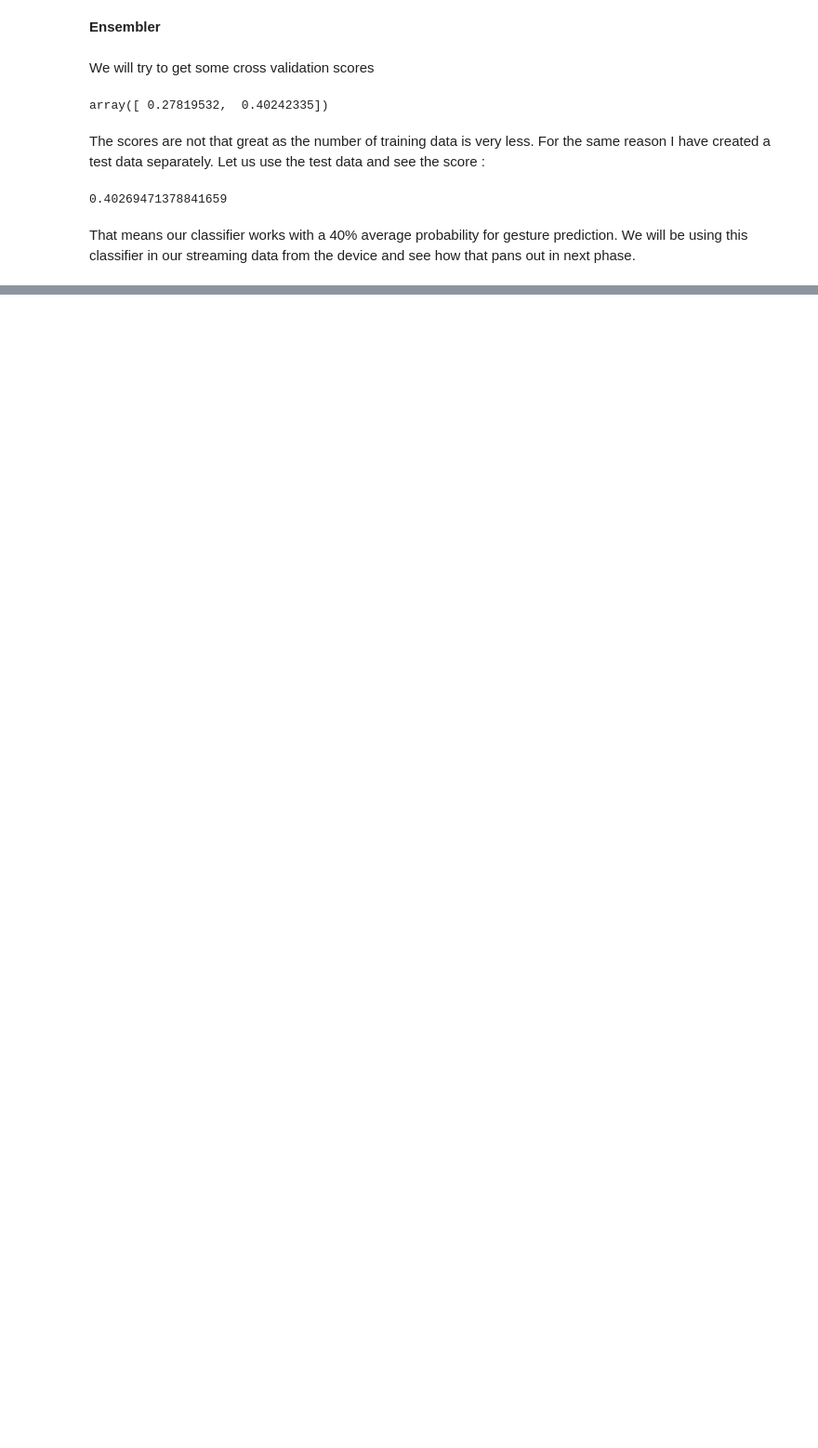
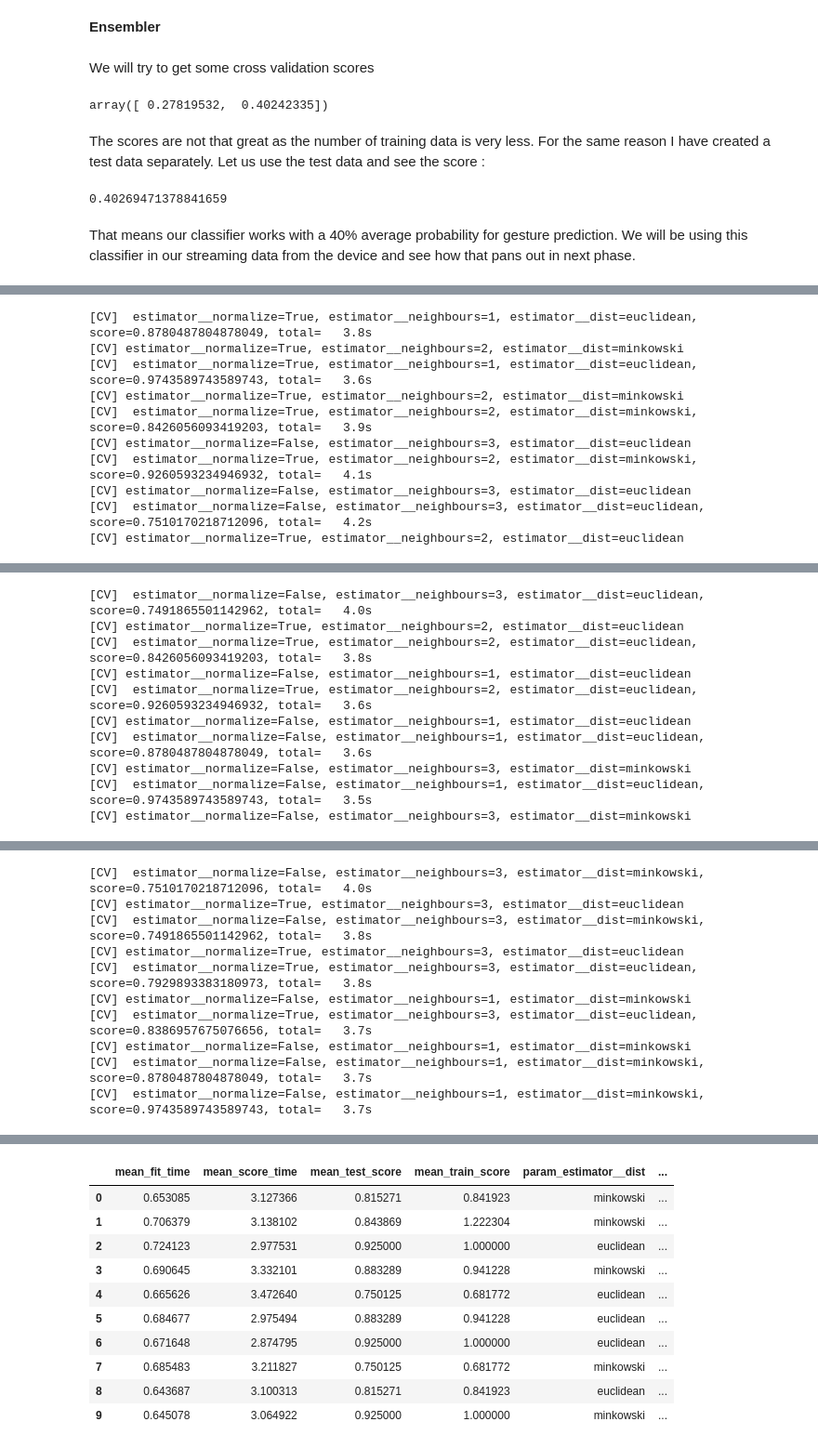
Before and after one commit to sabyasachi087/aml-gesture-recognition, a Jupyter notebook: gesture_recognition_project_report.ipynb, the cells around one changed output, grey strips where cells are left out. Shown at 93% size. Drawn from its saved outputs; the diff is of its cells as text; code cells hidden in the pictures; blank space fills up the shorter version.

Commit message:
Randomized Search Hyper Tuning

```diff
--- a/gesture_recognition_project_report.ipynb
+++ b/gesture_recognition_project_report.ipynb
@@ -729,0 +747,17 @@ That means our classifier works with a 40% average probability for gesture predi
+# %%
+from sklearn.model_selection import RandomizedSearchCV
+
+X_train, y_train = getTrainData()
+param_grid = {'estimator__neighbours' : [1,2,3] , \
+              'estimator__normalize' : [True,False],'estimator__dist' : ['euclidean','minkowski']}
+
+gyro_pipeline = Pipeline([
+        ('selector', DataFrameSelector(gyro_attr_names)),
+        ('cord_norm', CoordinateNormalizer()),
+        ('estimator', DTWClassifier()),
+    ])
+rnd_search_gyro = RandomizedSearchCV(gyro_pipeline, param_distributions=param_grid,
+                                n_iter=10, cv=2, random_state=42,verbose=10,n_jobs=2)
+rnd_search_gyro.fit(X_train, y_train)
+pd.DataFrame(rnd_search_gyro.cv_results_)
+# %% [output]
@@ -729,0 +777,10 @@ That means our classifier works with a 40% average probability for gesture predi
+[CV]  estimator__normalize=True, estimator__neighbours=1, estimator__dist=euclidean, score=0.8780487804878049, total=   3.8s
+[CV] estimator__normalize=True, estimator__neighbours=2, estimator__dist=minkowski
+[CV]  estimator__normalize=True, estimator__neighbours=1, estimator__dist=euclidean, score=0.9743589743589743, total=   3.6s
+[CV] estimator__normalize=True, estimator__neighbours=2, estimator__dist=minkowski
+[CV]  estimator__normalize=True, estimator__neighbours=2, estimator__dist=minkowski, score=0.8426056093419203, total=   3.9s
+[CV] estimator__normalize=False, estimator__neighbours=3, estimator__dist=euclidean
+[CV]  estimator__normalize=True, estimator__neighbours=2, estimator__dist=minkowski, score=0.9260593234946932, total=   4.1s
+[CV] estimator__normalize=False, estimator__neighbours=3, estimator__dist=euclidean
+[CV]  estimator__normalize=False, estimator__neighbours=3, estimator__dist=euclidean, score=0.7510170218712096, total=   4.2s
+[CV] estimator__normalize=True, estimator__neighbours=2, estimator__dist=euclidean
@@ -729,0 +788,10 @@ That means our classifier works with a 40% average probability for gesture predi
+[CV]  estimator__normalize=False, estimator__neighbours=3, estimator__dist=euclidean, score=0.7491865501142962, total=   4.0s
+[CV] estimator__normalize=True, estimator__neighbours=2, estimator__dist=euclidean
+[CV]  estimator__normalize=True, estimator__neighbours=2, estimator__dist=euclidean, score=0.8426056093419203, total=   3.8s
+[CV] estimator__normalize=False, estimator__neighbours=1, estimator__dist=euclidean
+[CV]  estimator__normalize=True, estimator__neighbours=2, estimator__dist=euclidean, score=0.9260593234946932, total=   3.6s
+[CV] estimator__normalize=False, estimator__neighbours=1, estimator__dist=euclidean
+[CV]  estimator__normalize=False, estimator__neighbours=1, estimator__dist=euclidean, score=0.8780487804878049, total=   3.6s
+[CV] estimator__normalize=False, estimator__neighbours=3, estimator__dist=minkowski
+[CV]  estimator__normalize=False, estimator__neighbours=1, estimator__dist=euclidean, score=0.9743589743589743, total=   3.5s
+[CV] estimator__normalize=False, estimator__neighbours=3, estimator__dist=minkowski
@@ -729,0 +799,10 @@ That means our classifier works with a 40% average probability for gesture predi
+[CV]  estimator__normalize=False, estimator__neighbours=3, estimator__dist=minkowski, score=0.7510170218712096, total=   4.0s
+[CV] estimator__normalize=True, estimator__neighbours=3, estimator__dist=euclidean
+[CV]  estimator__normalize=False, estimator__neighbours=3, estimator__dist=minkowski, score=0.7491865501142962, total=   3.8s
+[CV] estimator__normalize=True, estimator__neighbours=3, estimator__dist=euclidean
+[CV]  estimator__normalize=True, estimator__neighbours=3, estimator__dist=euclidean, score=0.7929893383180973, total=   3.8s
+[CV] estimator__normalize=False, estimator__neighbours=1, estimator__dist=minkowski
+[CV]  estimator__normalize=True, estimator__neighbours=3, estimator__dist=euclidean, score=0.8386957675076656, total=   3.7s
+[CV] estimator__normalize=False, estimator__neighbours=1, estimator__dist=minkowski
+[CV]  estimator__normalize=False, estimator__neighbours=1, estimator__dist=minkowski, score=0.8780487804878049, total=   3.7s
+[CV]  estimator__normalize=False, estimator__neighbours=1, estimator__dist=minkowski, score=0.9743589743589743, total=   3.7s
@@ -729,0 +811,11 @@ That means our classifier works with a 40% average probability for gesture predi
+|  | mean_fit_time | mean_score_time | mean_test_score | mean_train_score | param_estimator__dist | ... |
+| 0 | 0.653085 | 3.127366 | 0.815271 | 0.841923 | minkowski | ... |
+| 1 | 0.706379 | 3.138102 | 0.843869 | 1.222304 | minkowski | ... |
+| 2 | 0.724123 | 2.977531 | 0.925000 | 1.000000 | euclidean | ... |
+| 3 | 0.690645 | 3.332101 | 0.883289 | 0.941228 | minkowski | ... |
+| 4 | 0.665626 | 3.472640 | 0.750125 | 0.681772 | euclidean | ... |
+| 5 | 0.684677 | 2.975494 | 0.883289 | 0.941228 | euclidean | ... |
+| 6 | 0.671648 | 2.874795 | 0.925000 | 1.000000 | euclidean | ... |
+| 7 | 0.685483 | 3.211827 | 0.750125 | 0.681772 | minkowski | ... |
+| 8 | 0.643687 | 3.100313 | 0.815271 | 0.841923 | euclidean | ... |
+| 9 | 0.645078 | 3.064922 | 0.925000 | 1.000000 | minkowski | ... |
```
Also changed, not shown: parts of 13 cells of this notebook, 1 other file.
